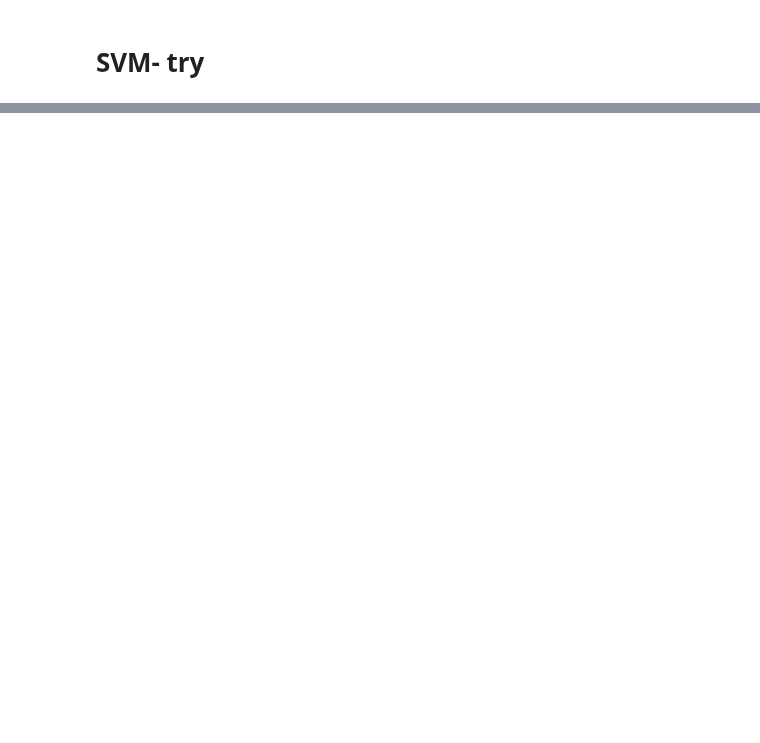
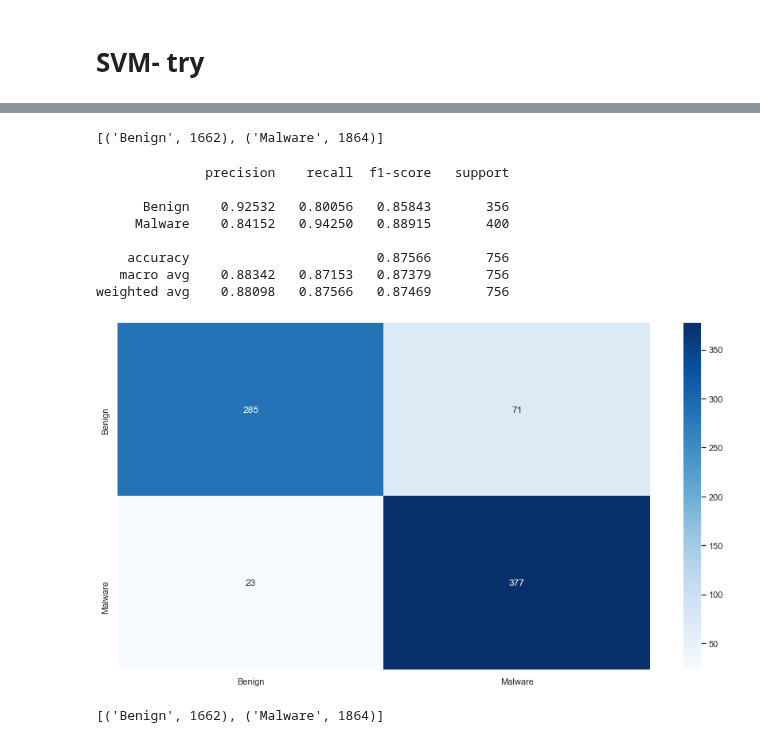
Before and after one commit to chenshtynmetz/CiscoCompetition, a Jupyter notebook: Dataset1.ipynb, the cells around one changed output, grey strips where cells are left out. Cells and saved outputs as stored; diff of their text form; code cells hidden in the pictures; blank space fills up the shorter version.

```diff
--- a/Dataset1.ipynb
+++ b/Dataset1.ipynb
@@ -329,0 +372,38 @@ ValueError: Classification metrics can't handle a mix of binary and continuous t
+# %%
+from sklearn.neighbors import KNeighborsClassifier
+
+knn = KNeighborsClassifier(n_neighbors=21)
+knn.fit(X_train, y_train)
+# Check data balance and variety
+print(sorted(Counter(y_train).items()))
+# %% [output]
+[('Benign', 1662), ('Malware', 1864)]
+# %%
+# We print our results
+sns.set(rc={'figure.figsize':(15,8)})
+prediction = knn.predict(X_test)
+true_labels = y_test
+lc_matrix = confusion_matrix(true_labels, prediction)
+lc_report = classification_report(true_labels, prediction, digits=5)
+heatmap = sns.heatmap(lc_matrix, annot=True, cmap='Blues', fmt='g',
+                      xticklabels=np.unique(true_labels),
+                      yticklabels=np.unique(true_labels))
+
+# The heatmap is cool but this is the most important result
+print(lc_report)
+# %% [output]
+              precision    recall  f1-score   support
+
+      Benign    0.92532   0.80056   0.85843       356
+     Malware    0.84152   0.94250   0.88915       400
+
+    accuracy                        0.87566       756
+   macro avg    0.88342   0.87153   0.87379       756
+weighted avg    0.88098   0.87566   0.87469       756
+[figure, added]
+# %%
+from sklearn.linear_model import RidgeClassifier
+ridge = RidgeClassifier(alpha=0.5).fit(X_train, y_train)
+print(sorted(Counter(y_train).items()))
+# %% [output]
+[('Benign', 1662), ('Malware', 1864)]
```
Also changed, not shown: parts of 19 cells of this notebook.
